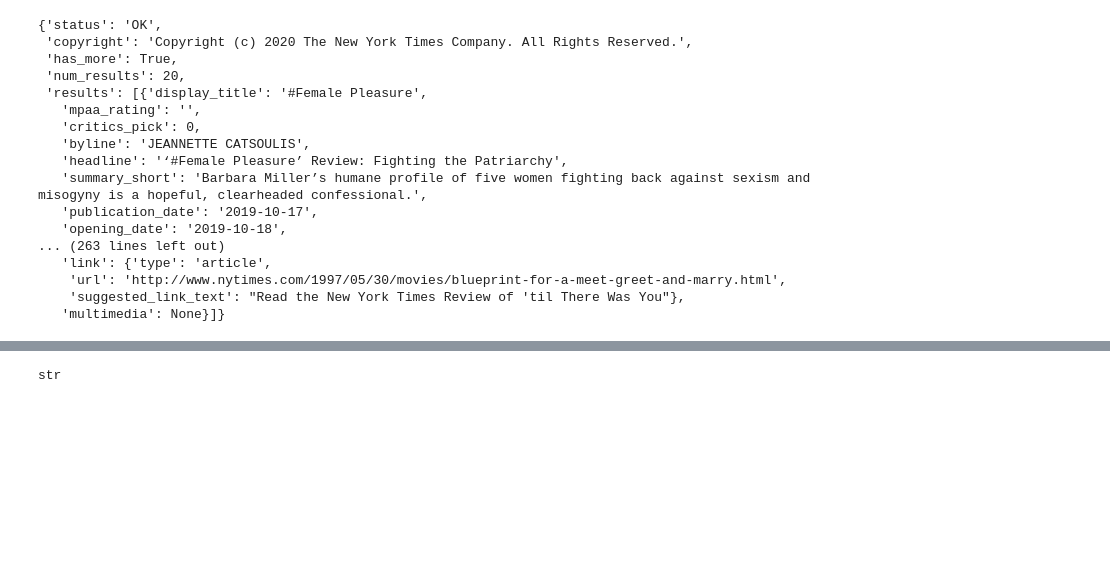
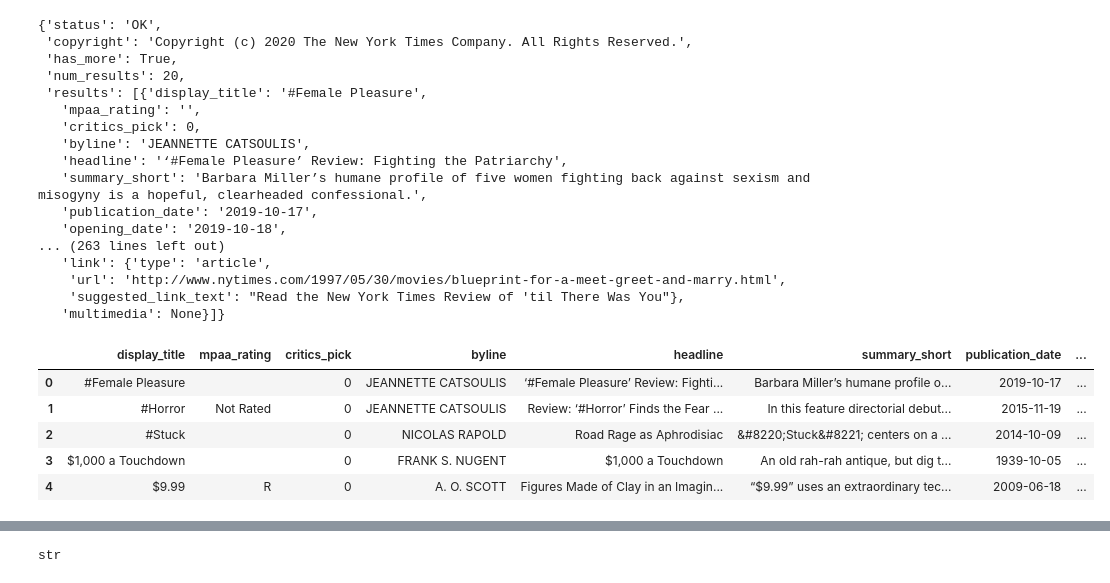
Before and after one commit to silviaherf/apis-project, a Jupyter notebook: src/API_movies.ipynb, the cells around one changed output, grey strips where cells are left out. Saved outputs shown, nothing was run; the diff lists cells and outputs as text; code cells hidden in the pictures; blank space fills up the shorter version.

Commit message:
manipulating API results

```diff
--- a/src/API_movies.ipynb
+++ b/src/API_movies.ipynb
@@ -32,0 +31,20 @@ KeyError: 'num_results'
+# %%
+data
+# %% [output]
+{'status': 'OK',
+ 'copyright': 'Copyright (c) 2020 The New York Times Company. All Rights Reserved.',
+ 'has_more': True,
+ 'num_results': 20,
+ 'results': [{'display_title': '#Female Pleasure',
+   'mpaa_rating': '',
+   'critics_pick': 0,
+   'byline': 'JEANNETTE CATSOULIS',
+   'headline': '‘#Female Pleasure’ Review: Fighting the Patriarchy',
+   'summary_short': 'Barbara Miller’s humane profile of five women fighting back against sexism and misogyny is a hopeful, clearheaded confessional.',
+   'publication_date': '2019-10-17',
+   'opening_date': '2019-10-18',
+... (263 lines left out)
+   'link': {'type': 'article',
+    'url': 'http://www.nytimes.com/1997/05/30/movies/blueprint-for-a-meet-greet-and-marry.html',
+    'suggested_link_text': "Read the New York Times Review of 'til There Was You"},
+   'multimedia': None}]}
@@ -32,0 +55,2 @@ KeyError: 'num_results'
+# %%
+reviews=pd.DataFrame.from_dict(data['results'], orient='columns')
@@ -33,20 +59,9 @@ KeyError: 'num_results'
 # %%
-reviews
+reviews.head()
 # %% [output]
-{'status': 'OK',
- 'copyright': 'Copyright (c) 2020 The New York Times Company. All Rights Reserved.',
- 'has_more': True,
- 'num_results': 20,
- 'results': [{'display_title': '#Female Pleasure',
-   'mpaa_rating': '',
-   'critics_pick': 0,
-   'byline': 'JEANNETTE CATSOULIS',
-   'headline': '‘#Female Pleasure’ Review: Fighting the Patriarchy',
-   'summary_short': 'Barbara Miller’s humane profile of five women fighting back against sexism and misogyny is a hopeful, clearheaded confessional.',
-   'publication_date': '2019-10-17',
-   'opening_date': '2019-10-18',
-... (263 lines left out)
-   'link': {'type': 'article',
-    'url': 'http://www.nytimes.com/1997/05/30/movies/blueprint-for-a-meet-greet-and-marry.html',
-    'suggested_link_text': "Read the New York Times Review of 'til There Was You"},
-   'multimedia': None}]}
+|  | display_title | mpaa_rating | critics_pick | byline | headline | summary_short | publication_date | ... |
+| 0 | #Female Pleasure |  | 0 | JEANNETTE CATSOULIS | ‘#Female Pleasure’ Review: Fighti... | Barbara Miller’s humane profile o... | 2019-10-17 | ... |
+| 1 | #Horror | Not Rated | 0 | JEANNETTE CATSOULIS | Review: ‘#Horror’ Finds the Fear ... | In this feature directorial debut... | 2015-11-19 | ... |
+| 2 | #Stuck |  | 0 | NICOLAS RAPOLD | Road Rage as Aphrodisiac | &#8220;Stuck&#8221; centers on a ... | 2014-10-09 | ... |
+| 3 | $1,000 a Touchdown |  | 0 | FRANK S. NUGENT | $1,000 a Touchdown | An old rah-rah antique, but dig t... | 1939-10-05 | ... |
+| 4 | $9.99 | R | 0 | A. O. SCOTT | Figures Made of Clay in an Imagin... | “$9.99” uses an extraordinary tec... | 2009-06-18 | ... |
```
Also changed, not shown: parts of 17 cells of this notebook, 2 other files.
